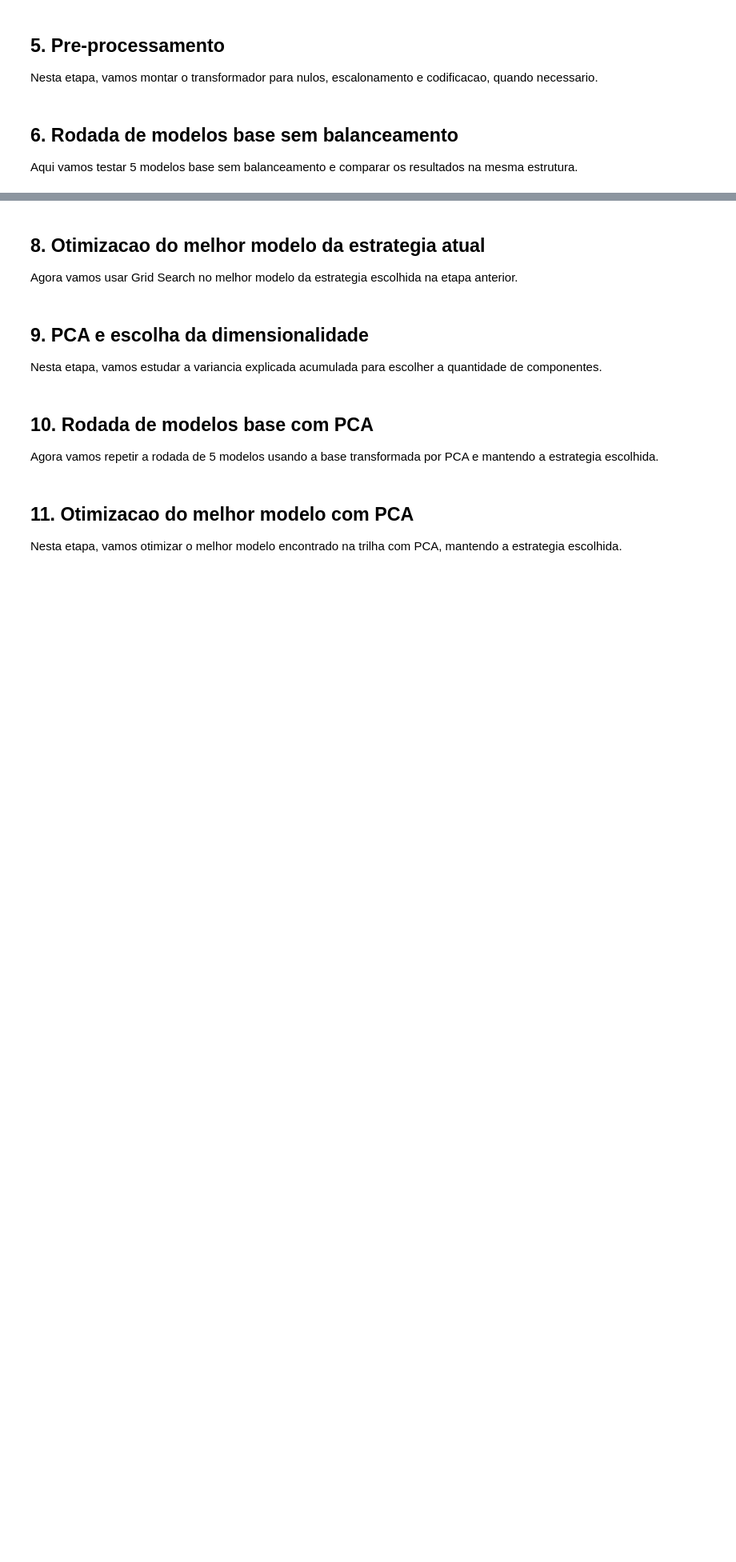
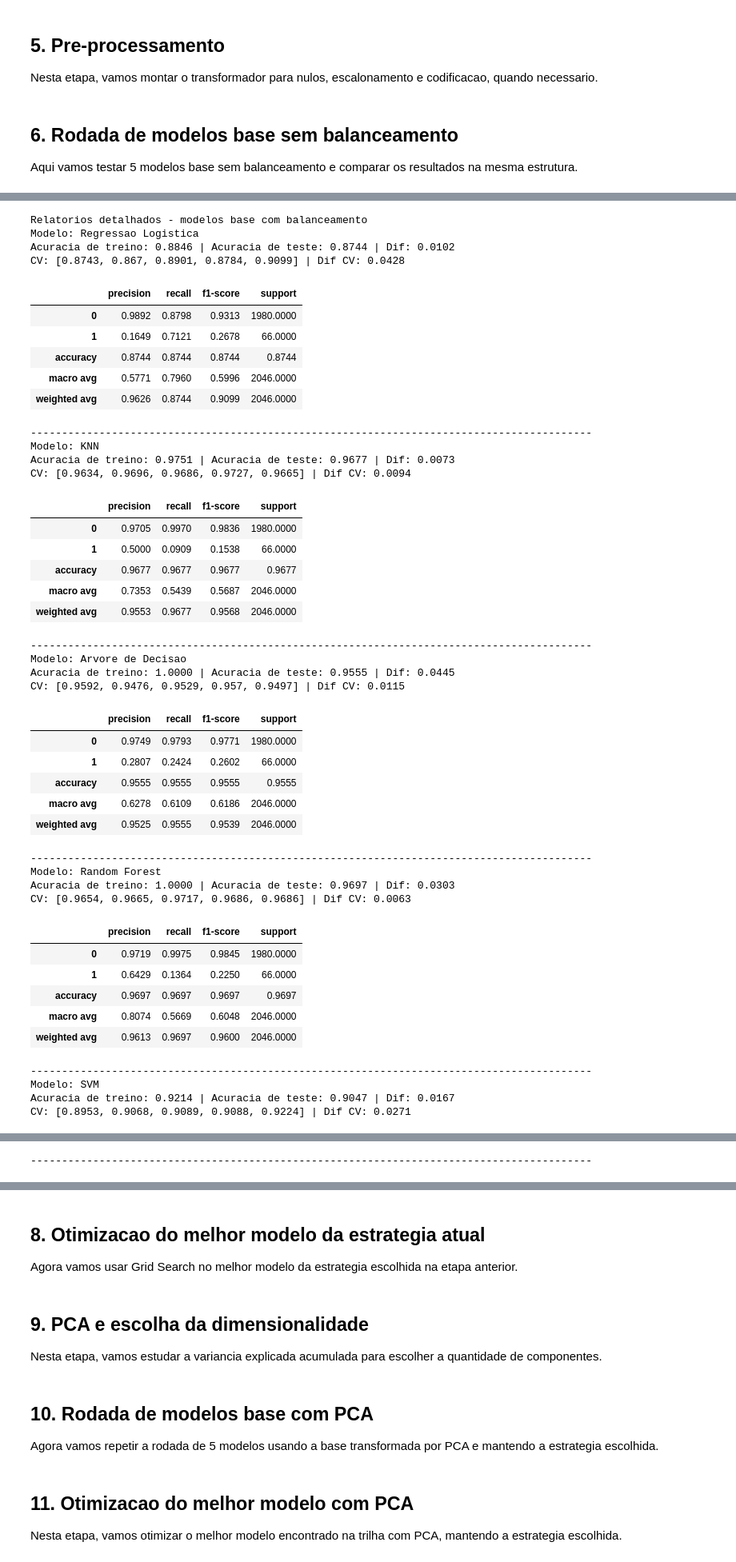
Before and after one commit to LeoGusmao/falencia_empresas, a Jupyter notebook: falencia_empresas.ipynb, the cells around one changed output, grey strips where cells are left out. Shown at 80% size. Drawn from its saved outputs; the diff is of its cells as text; code cells hidden in the pictures; blank space fills up the shorter version.

```diff
--- a/falencia_empresas.ipynb
+++ b/falencia_empresas.ipynb
@@ -429,0 +726,50 @@ print(f'Melhor modelo base da estrategia escolhida: {melhor_modelo_base_ativo}')
+# %%
+exibir_relatorios_modelos(
+    resultados_modelos_base_balanceados,
+    titulo='Relatorios detalhados - modelos base com balanceamento'
+)
+# %% [output]
+Relatorios detalhados - modelos base com balanceamento
+Modelo: Regressao Logistica
+Acuracia de treino: 0.8846 | Acuracia de teste: 0.8744 | Dif: 0.0102
+CV: [0.8743, 0.867, 0.8901, 0.8784, 0.9099] | Dif CV: 0.0428
+|  | precision | recall | f1-score | support |
+| 0 | 0.9892 | 0.8798 | 0.9313 | 1980.0000 |
+| 1 | 0.1649 | 0.7121 | 0.2678 | 66.0000 |
+| accuracy | 0.8744 | 0.8744 | 0.8744 | 0.8744 |
+| macro avg | 0.5771 | 0.7960 | 0.5996 | 2046.0000 |
+| weighted avg | 0.9626 | 0.8744 | 0.9099 | 2046.0000 |
+------------------------------------------------------------------------------------------
+Modelo: KNN
+Acuracia de treino: 0.9751 | Acuracia de teste: 0.9677 | Dif: 0.0073
+CV: [0.9634, 0.9696, 0.9686, 0.9727, 0.9665] | Dif CV: 0.0094
+|  | precision | recall | f1-score | support |
+| 0 | 0.9705 | 0.9970 | 0.9836 | 1980.0000 |
+| 1 | 0.5000 | 0.0909 | 0.1538 | 66.0000 |
+| accuracy | 0.9677 | 0.9677 | 0.9677 | 0.9677 |
+| macro avg | 0.7353 | 0.5439 | 0.5687 | 2046.0000 |
+| weighted avg | 0.9553 | 0.9677 | 0.9568 | 2046.0000 |
+------------------------------------------------------------------------------------------
+Modelo: Arvore de Decisao
+Acuracia de treino: 1.0000 | Acuracia de teste: 0.9555 | Dif: 0.0445
+CV: [0.9592, 0.9476, 0.9529, 0.957, 0.9497] | Dif CV: 0.0115
+|  | precision | recall | f1-score | support |
+| 0 | 0.9749 | 0.9793 | 0.9771 | 1980.0000 |
+| 1 | 0.2807 | 0.2424 | 0.2602 | 66.0000 |
+| accuracy | 0.9555 | 0.9555 | 0.9555 | 0.9555 |
+| macro avg | 0.6278 | 0.6109 | 0.6186 | 2046.0000 |
+| weighted avg | 0.9525 | 0.9555 | 0.9539 | 2046.0000 |
+------------------------------------------------------------------------------------------
+Modelo: Random Forest
+Acuracia de treino: 1.0000 | Acuracia de teste: 0.9697 | Dif: 0.0303
+CV: [0.9654, 0.9665, 0.9717, 0.9686, 0.9686] | Dif CV: 0.0063
+|  | precision | recall | f1-score | support |
+| 0 | 0.9719 | 0.9975 | 0.9845 | 1980.0000 |
+| 1 | 0.6429 | 0.1364 | 0.2250 | 66.0000 |
+| accuracy | 0.9697 | 0.9697 | 0.9697 | 0.9697 |
+| macro avg | 0.8074 | 0.5669 | 0.6048 | 2046.0000 |
+| weighted avg | 0.9613 | 0.9697 | 0.9600 | 2046.0000 |
+------------------------------------------------------------------------------------------
+Modelo: SVM
+Acuracia de treino: 0.9214 | Acuracia de teste: 0.9047 | Dif: 0.0167
+CV: [0.8953, 0.9068, 0.9089, 0.9088, 0.9224] | Dif CV: 0.0271
@@ -429,0 +782 @@ print(f'Melhor modelo base da estrategia escolhida: {melhor_modelo_base_ativo}')
+------------------------------------------------------------------------------------------
```
Also changed, not shown: parts of 35 cells of this notebook.
